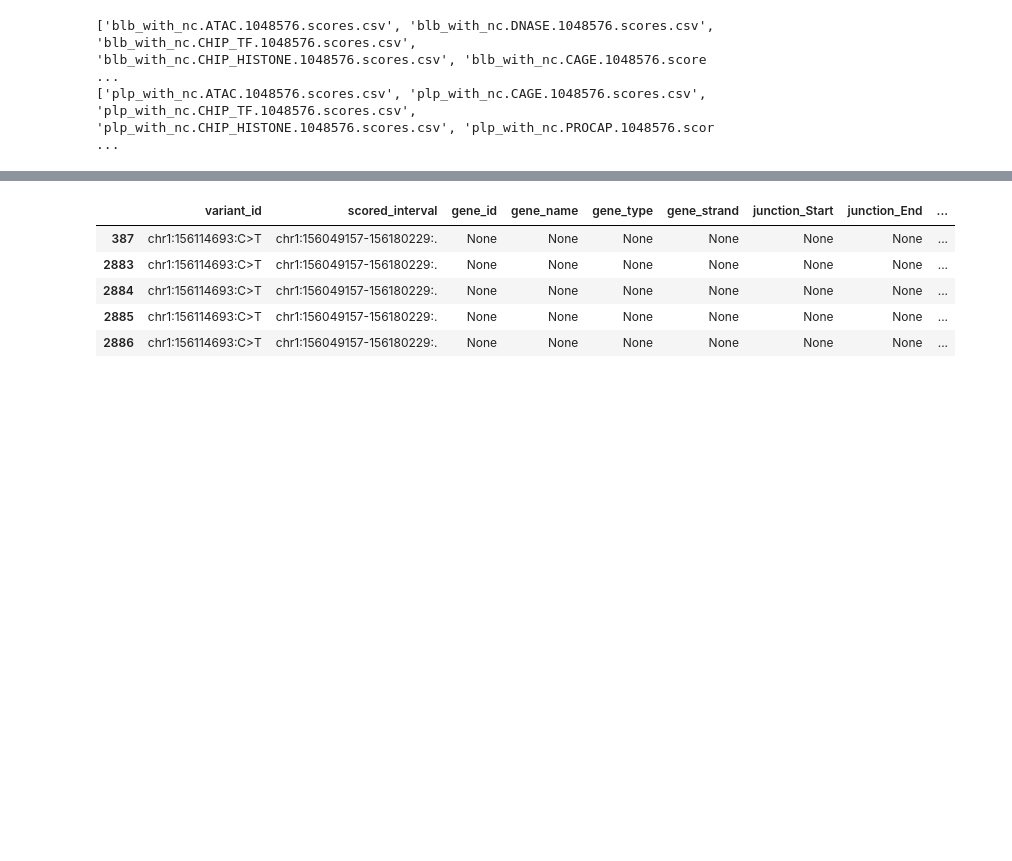
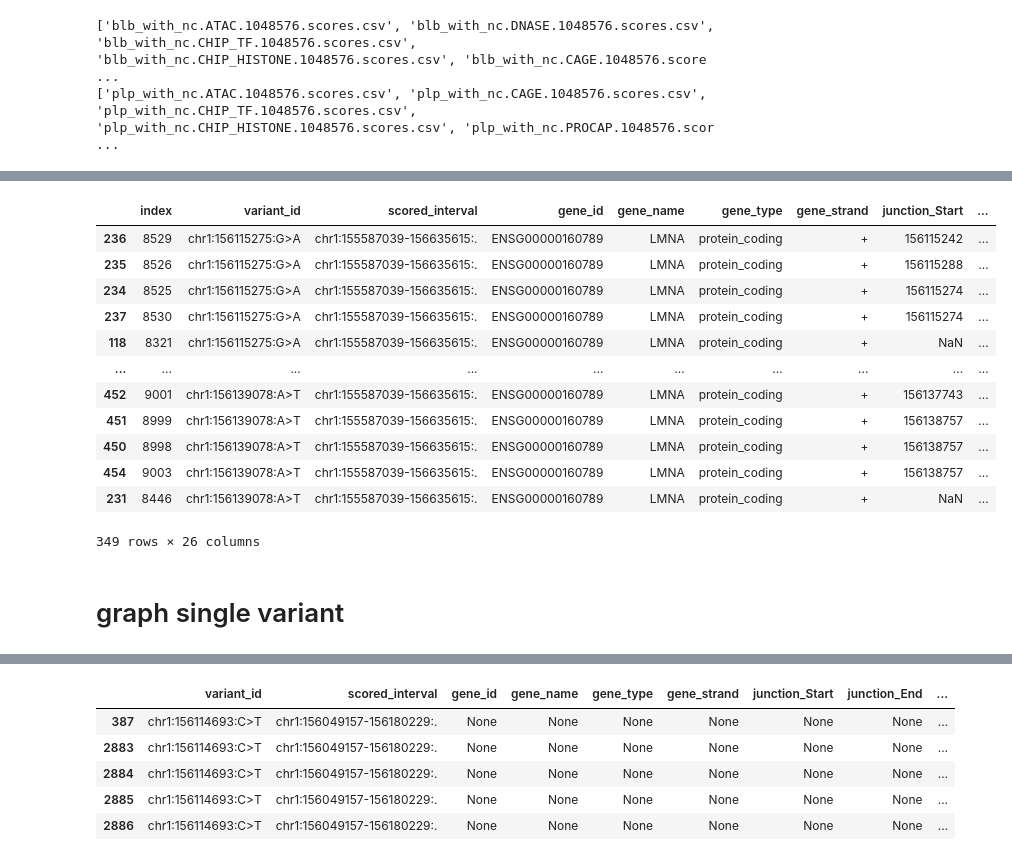
Before and after one commit to cralbers/variant-effects, a Jupyter notebook: osc/variant_scoring_osc_v2.ipynb, the cells around one changed output, grey strips where cells are left out. Cells and saved outputs as stored; diff of their text form; code cells hidden in the pictures; blank space fills up the shorter version.

Commit message:
started working on analyzing variant scores

```diff
--- a/osc/variant_scoring_osc_v2.ipynb
+++ b/osc/variant_scoring_osc_v2.ipynb
@@ -326,8 +383,8 @@ We provide recommended active allele scorers for the following modalities:
 # get all csvs
 
 # Define the target directory and the string to exclude
-blb_dir = Path(f"{BASE_PATH}ag/variant-effects/osc/outputs/blb_clinvar_scores")
-plp_dir = Path(f"{BASE_PATH}ag/variant-effects/osc/outputs/plp_clinvar_scores")
+blb_dir = Path(f"{BASE_PATH}ag/variant-effects/osc/outputs/blb_clinvar_scores_all_folds")
+plp_dir = Path(f"{BASE_PATH}ag/variant-effects/osc/outputs/plp_clinvar_scores_all_folds")
 
 exclude_string = "ACTIVE"
 
@@ -351,9 +408,9 @@ print(plp_files)
 
 
 # read and combine csvs into one df
-blb_df = pd.concat((pd.read_csv(BASE_PATH +'ag/variant-effects/osc/outputs/blb_clinvar_scores/'+ file) for file in blb_files), ignore_index=True)
+blb_df = pd.concat((pd.read_csv(BASE_PATH +'ag/variant-effects/osc/outputs/blb_clinvar_scores_all_folds/'+ file) for file in blb_files), ignore_index=True)
 blb_df = blb_df[(blb_df['ontology_curie'] == LV_UB)]
-plp_df = pd.concat((pd.read_csv(BASE_PATH +'ag/variant-effects/osc/outputs/plp_clinvar_scores/'+ file) for file in plp_files), ignore_index=True)
+plp_df = pd.concat((pd.read_csv(BASE_PATH +'ag/variant-effects/osc/outputs/plp_clinvar_scores_all_folds/'+ file) for file in plp_files), ignore_index=True)
 plp_df = plp_df[(plp_df['ontology_curie'] == LV_UB)]
 # %% [output]
 ['blb_with_nc.ATAC.1048576.scores.csv', 'blb_with_nc.DNASE.1048576.scores.csv', 'blb_with_nc.CHIP_TF.1048576.scores.csv', 'blb_with_nc.CHIP_HISTONE.1048576.scores.csv', 'blb_with_nc.CAGE.1048576.score ...
@@ -413,0 +467,17 @@ SPLICE_SITE_USAGE  0.054688   0.996094  0.912633  0.968750
+# %%
+# Top 1% by |quantile_score| within each output_type (extreme pos or neg)
+q = 0.99
+
+blb_abs = blb_df['quantile_score'].abs()
+blb_thresh = blb_abs.groupby(blb_df['output_type']).transform('quantile', q=q)
+blb_df_top1 = blb_df[blb_abs >= blb_thresh].copy().reset_index()
+
+plp_abs = plp_df['quantile_score'].abs()
+plp_thresh = plp_abs.groupby(plp_df['output_type']).transform('quantile', q=q)
+plp_df_top1 = plp_df[plp_abs >= plp_thresh].copy().reset_index()
+
+print(blb_df.groupby('output_type').size().rename('n_all').to_frame()
+      .join(blb_df_top1.groupby('output_type').size().rename('n_top1%')))
+print()
+print(plp_df.groupby('output_type').size().rename('n_all').to_frame()
+      .join(plp_df_top1.groupby('output_type').size().rename('n_top1%')))
@@ -414,2 +502,20 @@ SPLICE_SITE_USAGE  0.054688   0.996094  0.912633  0.968750
+# %%
+plp_df_top1[plp_df_top1['gene_name'] == 'LMNA'].sort_values(by=["variant_id"])
+# %% [output]
+|  | index | variant_id | scored_interval | gene_id | gene_name | gene_type | gene_strand | junction_Start | ... |
+| 236 | 8529 | chr1:156115275:G>A | chr1:155587039-156635615:. | ENSG00000160789 | LMNA | protein_coding | + | 156115242 | ... |
+| 235 | 8526 | chr1:156115275:G>A | chr1:155587039-156635615:. | ENSG00000160789 | LMNA | protein_coding | + | 156115288 | ... |
+| 234 | 8525 | chr1:156115275:G>A | chr1:155587039-156635615:. | ENSG00000160789 | LMNA | protein_coding | + | 156115274 | ... |
+| 237 | 8530 | chr1:156115275:G>A | chr1:155587039-156635615:. | ENSG00000160789 | LMNA | protein_coding | + | 156115274 | ... |
+| 118 | 8321 | chr1:156115275:G>A | chr1:155587039-156635615:. | ENSG00000160789 | LMNA | protein_coding | + | NaN | ... |
+| ... | ... | ... | ... | ... | ... | ... | ... | ... | ... |
+| 452 | 9001 | chr1:156139078:A>T | chr1:155587039-156635615:. | ENSG00000160789 | LMNA | protein_coding | + | 156137743 | ... |
+| 451 | 8999 | chr1:156139078:A>T | chr1:155587039-156635615:. | ENSG00000160789 | LMNA | protein_coding | + | 156138757 | ... |
+| 450 | 8998 | chr1:156139078:A>T | chr1:155587039-156635615:. | ENSG00000160789 | LMNA | protein_coding | + | 156138757 | ... |
+| 454 | 9003 | chr1:156139078:A>T | chr1:155587039-156635615:. | ENSG00000160789 | LMNA | protein_coding | + | 156138757 | ... |
+| 231 | 8446 | chr1:156139078:A>T | chr1:155587039-156635615:. | ENSG00000160789 | LMNA | protein_coding | + | NaN | ... |
+349 rows × 26 columns
+# %% [markdown]
+# graph single variant
 # %%
 # Returns the row as a Series
```
Also changed, not shown: parts of 28 cells of this notebook, 4 other files.
